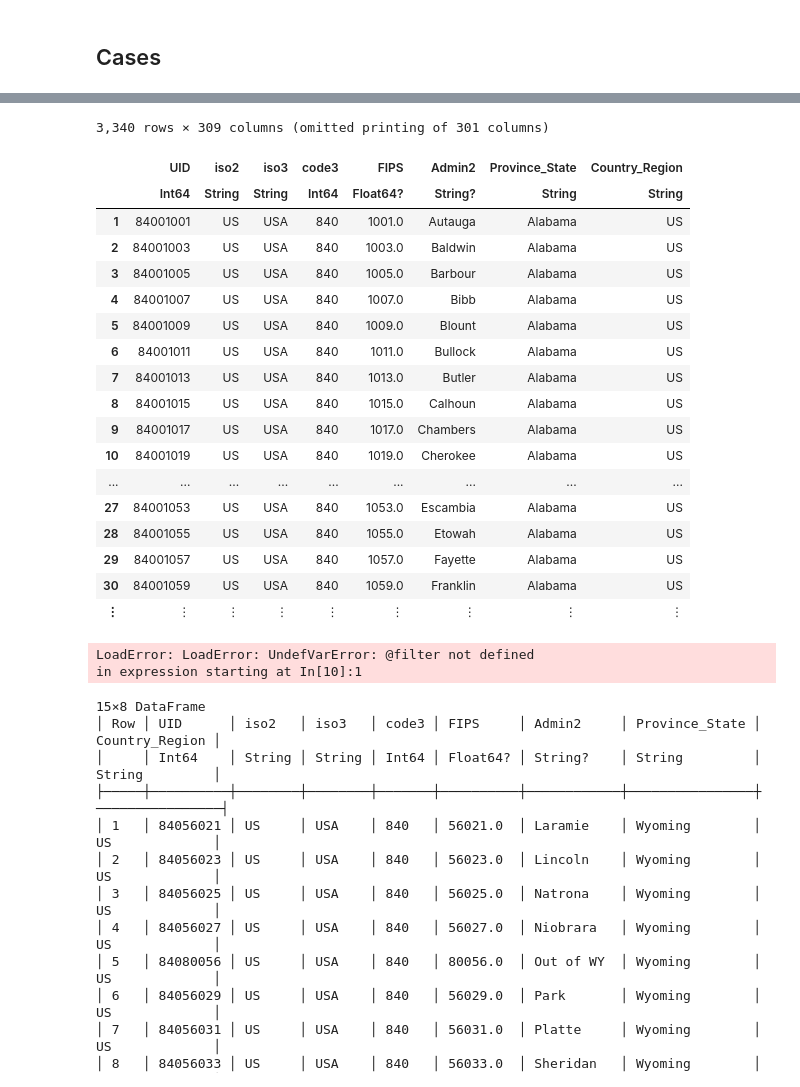
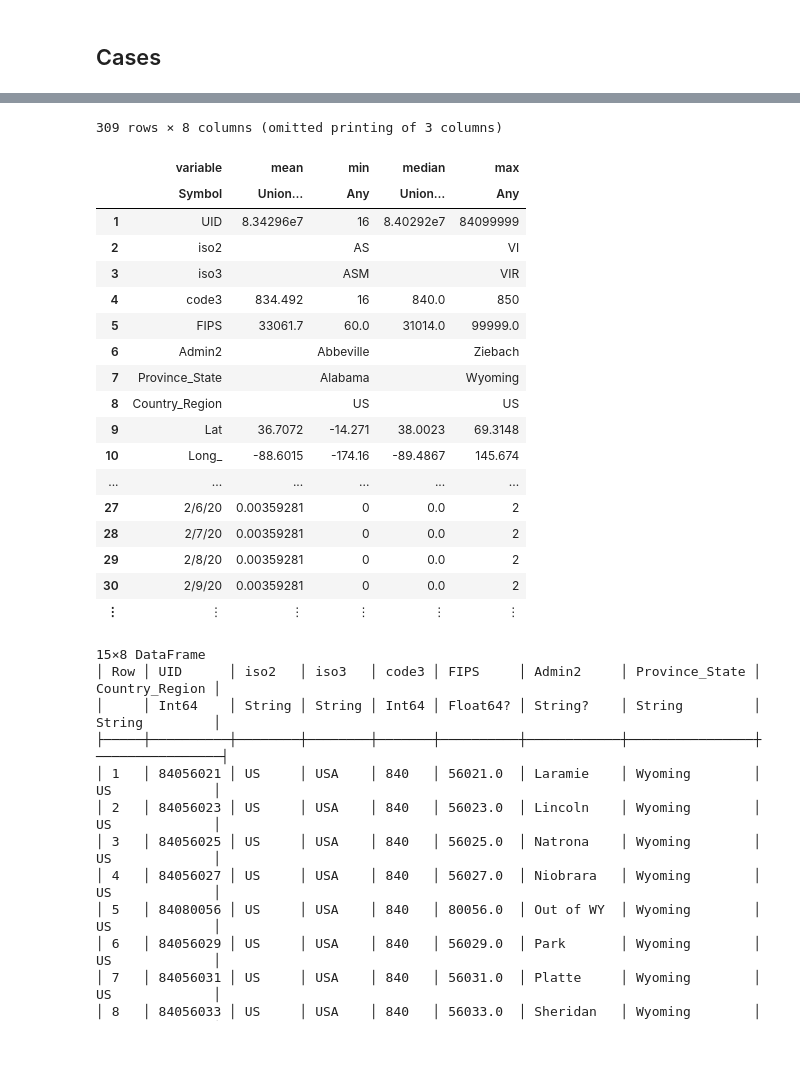
Before and after one commit to jwalsh1-chwy/7ml7w, a Jupyter notebook: julia/Johns Hopkins COVID Data Analysis.ipynb, the cells around one changed output, grey strips where cells are left out. Cells and saved outputs as stored; diff of their text form; code cells hidden in the pictures; blank space fills up the shorter version.

```diff
--- a/julia/Johns Hopkins COVID Data Analysis.ipynb
+++ b/julia/Johns Hopkins COVID Data Analysis.ipynb
@@ -89,30 +93,25 @@ LoadError: ArgumentError: "csse_covid_19_time_series/time_series_covid19_confirm
-# %%
-covidcases
-# %% [output]
-3,340 rows × 309 columns (omitted printing of 301 columns)
-|  | UID | iso2 | iso3 | code3 | FIPS | Admin2 | Province_State | Country_Region |
-|  | Int64 | String | String | Int64 | Float64? | String? | String | String |
-| 1 | 84001001 | US | USA | 840 | 1001.0 | Autauga | Alabama | US |
-| 2 | 84001003 | US | USA | 840 | 1003.0 | Baldwin | Alabama | US |
-| 3 | 84001005 | US | USA | 840 | 1005.0 | Barbour | Alabama | US |
-| 4 | 84001007 | US | USA | 840 | 1007.0 | Bibb | Alabama | US |
-| 5 | 84001009 | US | USA | 840 | 1009.0 | Blount | Alabama | US |
-| 6 | 84001011 | US | USA | 840 | 1011.0 | Bullock | Alabama | US |
-| 7 | 84001013 | US | USA | 840 | 1013.0 | Butler | Alabama | US |
-| 8 | 84001015 | US | USA | 840 | 1015.0 | Calhoun | Alabama | US |
-| 9 | 84001017 | US | USA | 840 | 1017.0 | Chambers | Alabama | US |
-| 10 | 84001019 | US | USA | 840 | 1019.0 | Cherokee | Alabama | US |
-| ... | ... | ... | ... | ... | ... | ... | ... | ... |
-| 27 | 84001053 | US | USA | 840 | 1053.0 | Escambia | Alabama | US |
-| 28 | 84001055 | US | USA | 840 | 1055.0 | Etowah | Alabama | US |
-| 29 | 84001057 | US | USA | 840 | 1057.0 | Fayette | Alabama | US |
-| 30 | 84001059 | US | USA | 840 | 1059.0 | Franklin | Alabama | US |
-| ⋮ | ⋮ | ⋮ | ⋮ | ⋮ | ⋮ | ⋮ | ⋮ | ⋮ |
-# %%
-covidcases |> @filter(_.Province_State ∈ ["Massachusetts"]) |> @filter(_.Admin2 ∈ ["Middlesex"]) |> DataFrame
-# %% [output]
-LoadError: LoadError: UndefVarError: @filter not defined
-in expression starting at In[10]:1
+# %%
+describe(covidcases)
+# %% [output]
+309 rows × 8 columns (omitted printing of 3 columns)
+|  | variable | mean | min | median | max |
+|  | Symbol | Union… | Any | Union… | Any |
+| 1 | UID | 8.34296e7 | 16 | 8.40292e7 | 84099999 |
+| 2 | iso2 |  | AS |  | VI |
+| 3 | iso3 |  | ASM |  | VIR |
+| 4 | code3 | 834.492 | 16 | 840.0 | 850 |
+| 5 | FIPS | 33061.7 | 60.0 | 31014.0 | 99999.0 |
+| 6 | Admin2 |  | Abbeville |  | Ziebach |
+| 7 | Province_State |  | Alabama |  | Wyoming |
+| 8 | Country_Region |  | US |  | US |
+| 9 | Lat | 36.7072 | -14.271 | 38.0023 | 69.3148 |
+| 10 | Long_ | -88.6015 | -174.16 | -89.4867 | 145.674 |
+| ... | ... | ... | ... | ... | ... |
+| 27 | 2/6/20 | 0.00359281 | 0 | 0.0 | 2 |
+| 28 | 2/7/20 | 0.00359281 | 0 | 0.0 | 2 |
+| 29 | 2/8/20 | 0.00359281 | 0 | 0.0 | 2 |
+| 30 | 2/9/20 | 0.00359281 | 0 | 0.0 | 2 |
+| ⋮ | ⋮ | ⋮ | ⋮ | ⋮ | ⋮ |
 # %%
 print(last(covidcases[:,[1,2,3,4,5,6,7,8]],15))
 # %% [output]
```
Also changed, not shown: parts of 22 cells of this notebook.
